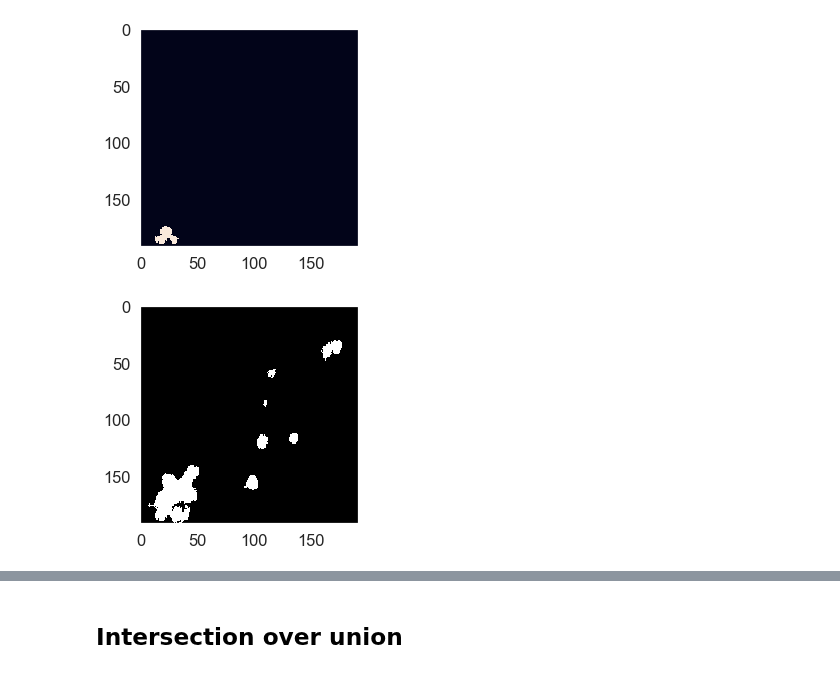
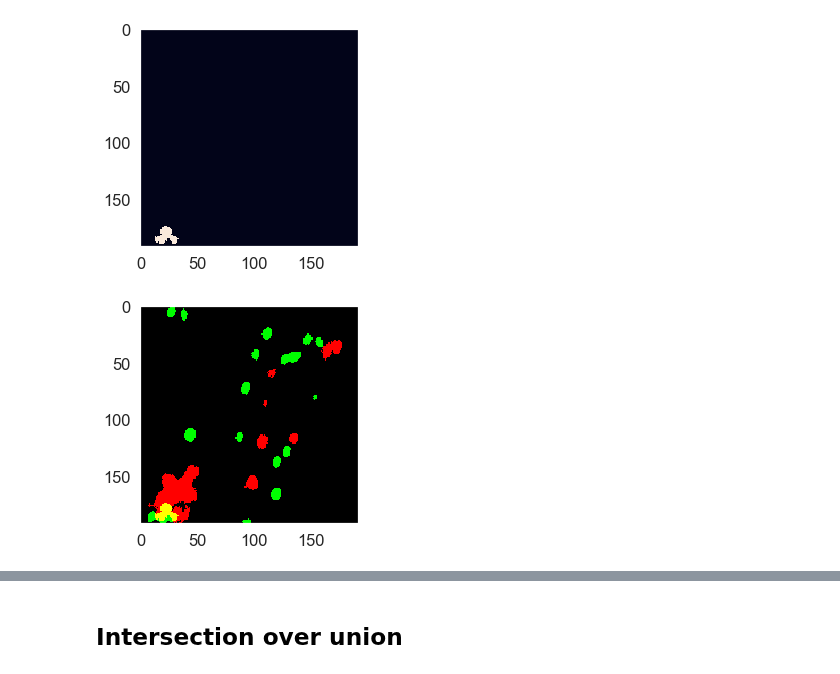
Before and after one commit to leonore/deep-learning-for-immune-cells, a Jupyter notebook: src/image_segmentation.ipynb, the cells around one changed output, grey strips where cells are left out. Drawn from its saved outputs; the diff is of its cells as text; code cells hidden in the pictures.

Commit message:
plotting k-means overlap results

```diff
--- a/src/image_segmentation.ipynb
+++ b/src/image_segmentation.ipynb
@@ -177,8 +144,12 @@ plt.imshow(np.reshape(green & red, (192, 192)))
 plt.grid(False)
 # %% [output]
 [figure]
+# %%
+img = np.ndarray(shape=(192, 192, 3))
+img[:, :, 0] = red.reshape(192, 192)
+img[:, :, 1] = green.reshape(192, 192)
 # %%
-plt.imshow(red.reshape(192, 192), cmap="gray")
+plt.imshow(img)
 plt.grid(False)
 # %% [output]
-[figure, old version]
+[figure, new version]
```
Also changed, not shown: parts of 22 cells of this notebook.
